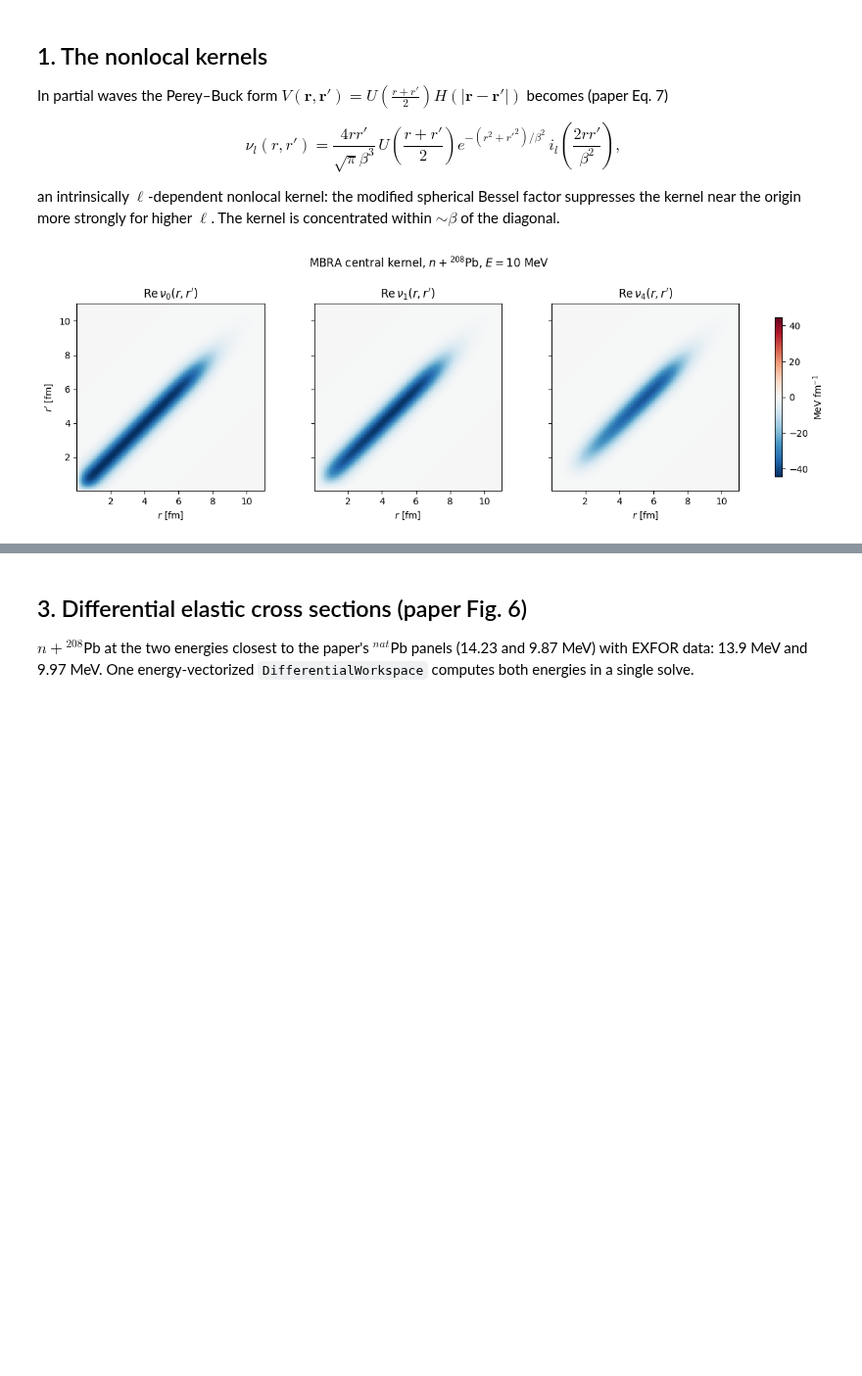
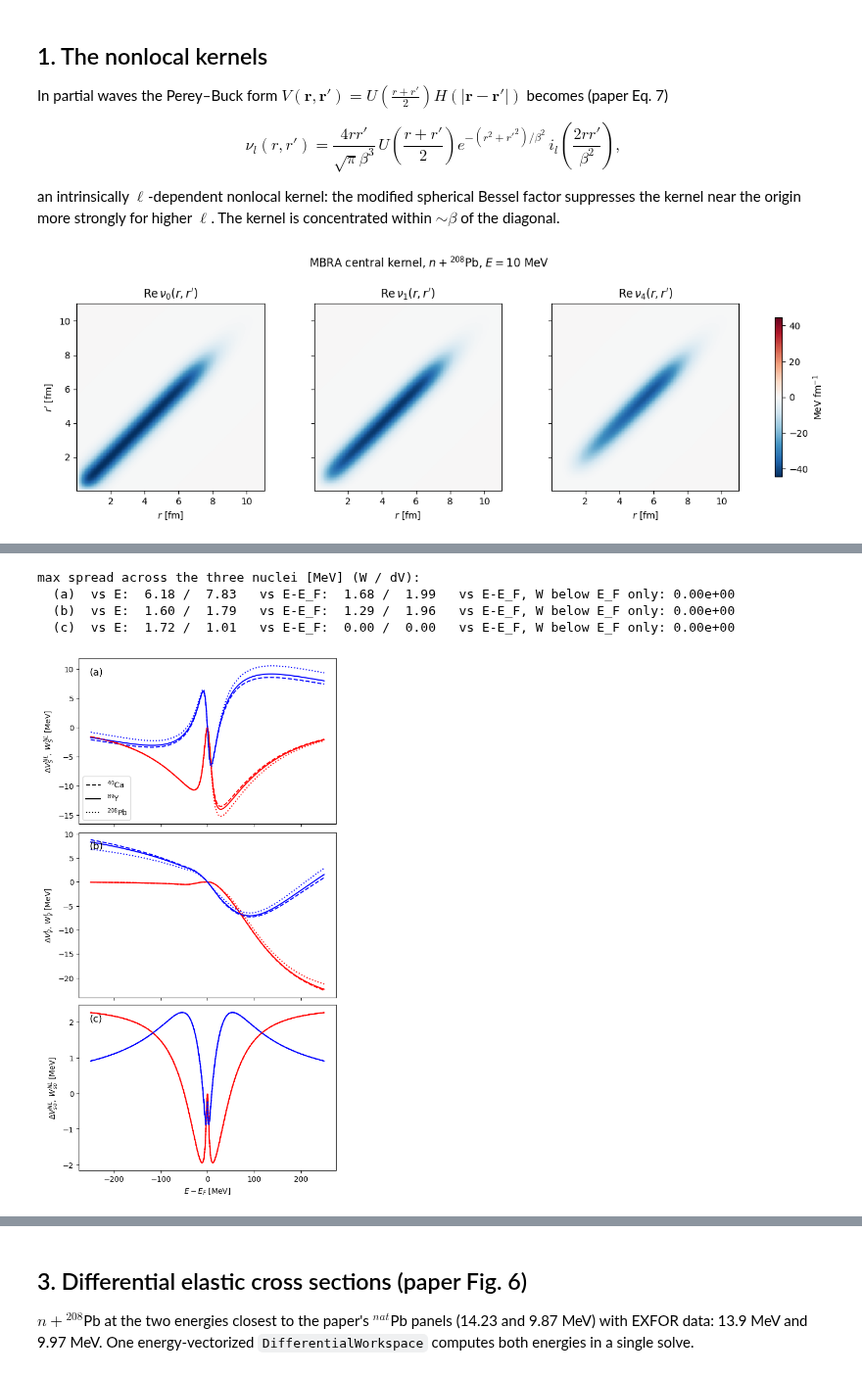
Before and after one commit to beykyle/jitr, a Jupyter notebook: examples/notebooks/nonlocal_dispersive_omp.ipynb, the cells around one changed output, grey strips where cells are left out. Shown at 98% size. Drawn from its saved outputs; the diff is of its cells as text; code cells hidden in the pictures; blank space fills up the shorter version.

```diff
--- a/examples/notebooks/nonlocal_dispersive_omp.ipynb
+++ b/examples/notebooks/nonlocal_dispersive_omp.ipynb
@@ -162,0 +220,70 @@ ax1.legend(
+# %%
+x_grid = np.linspace(-250.0, 250.0, 600)
+
+
+def panel_curves(A, E_eval, Ef):
+    c = mbra.resolve_coefficients(A)
+    s_args = (c.AS_plus, c.AS_minus, c.BS, c.CS)
+    v_args = (c.AV_plus, c.AV_minus, c.BV, c.EV_plus, c.EV_minus, c.ALPHA)
+    so_args = (c.ASO, c.BSO, c.CSO, c.DSO)
+    return [
+        (mbra.Ws_depth(E_eval, Ef, *s_args), mbra.delta_Vs_depth(E_eval, Ef, *s_args)),
+        (mbra.Wv_depth(E_eval, Ef, *v_args), mbra.delta_Vv_depth(E_eval, Ef, *v_args)),
+        (
+            mbra.Wso_depth(E_eval, Ef, *so_args),
+            mbra.delta_Vso_depth(E_eval, Ef, *so_args),
+        ),
+    ]
+
+
+fermi = {
+    A: jitr.reactions.Reaction(target=(A, Z), projectile=neutron, process="EL").Ef
+    for (A, Z), _ in cases
+}
+vs_E = {A: panel_curves(A, E_grid, fermi[A]) for (A, _), _ in cases}
+vs_x = {A: panel_curves(A, fermi[A] + x_grid, fermi[A]) for (A, _), _ in cases}
+
+fig, axes = plt.subplots(3, 1, figsize=(5.5, 10), sharex=True, constrained_layout=True)
+for (A, Z), style in cases:
+    for ax, (W, dV) in zip(axes, vs_x[A], strict=True):
+        ax.plot(x_grid, W, color="r", ls=style)
+        ax.plot(x_grid, dV, color="b", ls=style)
+ylabels = (
+    r"$\Delta V_S^{NL},\, W_S^{NL}$ [MeV]",
+    r"$\Delta V_V^{L},\, W_V^{L}$ [MeV]",
+    r"$\Delta V_{so}^{NL},\, W_{so}^{NL}$ [MeV]",
+)
+for ax, ylab, panel in zip(axes, ylabels, "abc", strict=True):
+    ax.set_ylabel(ylab)
+    ax.text(0.04, 0.9, f"({panel})", transform=ax.transAxes, fontsize=13)
+axes[-1].set_xlabel(r"$E - E_F$ [MeV]")
+axes[0].legend(
+    handles=[
+        Line2D([], [], color="k", ls=style, label=name)
+        for ((A, Z), style), name in zip(cases, names, strict=True)
+    ],
+    loc="lower left",
+)
+
+As = [A for (A, _), _ in cases]
+sub = x_grid < 0.0
+print("max spread across the three nuclei [MeV] (W / dV):")
+for i, panel in enumerate("abc"):
+    sE_W, sE_D = (
+        np.max(np.ptp(np.stack([vs_E[A][i][j] for A in As]), axis=0)) for j in (0, 1)
+    )
+    sx_W, sx_D = (
+        np.max(np.ptp(np.stack([vs_x[A][i][j] for A in As]), axis=0)) for j in (0, 1)
+    )
+    sub_W = np.max(np.ptp(np.stack([vs_x[A][i][0] for A in As]), axis=0)[sub])
+    print(
+        f"  ({panel})  vs E: {sE_W:5.2f} / {sE_D:5.2f}"
+        f"   vs E-E_F: {sx_W:5.2f} / {sx_D:5.2f}"
+        f"   vs E-E_F, W below E_F only: {sub_W:.2e}"
+    )
+# %% [output]
+max spread across the three nuclei [MeV] (W / dV):
+  (a)  vs E:  6.18 /  7.83   vs E-E_F:  1.68 /  1.99   vs E-E_F, W below E_F only: 0.00e+00
+  (b)  vs E:  1.60 /  1.79   vs E-E_F:  1.29 /  1.96   vs E-E_F, W below E_F only: 0.00e+00
+  (c)  vs E:  1.72 /  1.01   vs E-E_F:  0.00 /  0.00   vs E-E_F, W below E_F only: 0.00e+00
+[figure, added]
```
Also changed, not shown: parts of 7 cells of this notebook, 4 other files.
